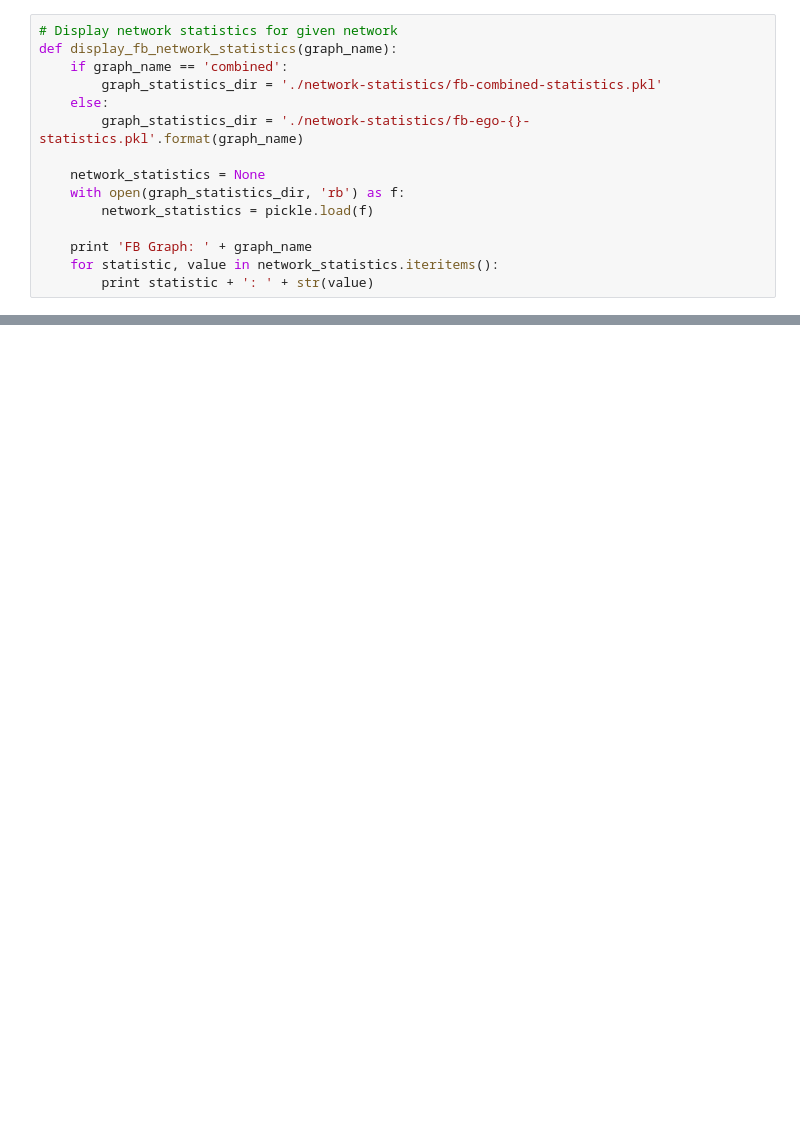
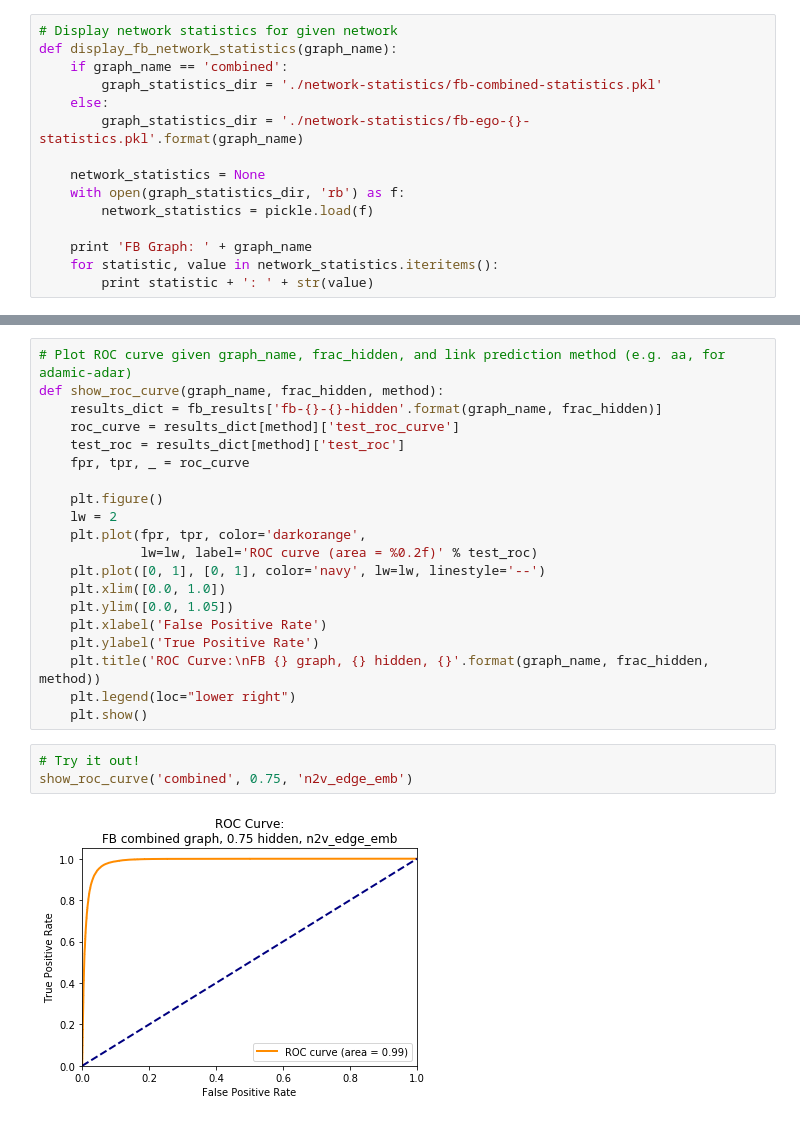
Before and after one commit to lucashu1/link-prediction, a Jupyter notebook: investigate-results.ipynb, the cells around one changed output, grey strips where cells are left out. Saved outputs shown, nothing was run; the diff lists cells and outputs as text; blank space fills up the shorter version.

```diff
--- a/investigate-results.ipynb
+++ b/investigate-results.ipynb
@@ -82,0 +97,25 @@ transitivity: 0.519174277543
+# %%
+# Plot ROC curve given graph_name, frac_hidden, and link prediction method (e.g. aa, for adamic-adar)
+def show_roc_curve(graph_name, frac_hidden, method):
+    results_dict = fb_results['fb-{}-{}-hidden'.format(graph_name, frac_hidden)]
+    roc_curve = results_dict[method]['test_roc_curve']
+    test_roc = results_dict[method]['test_roc']
+    fpr, tpr, _ = roc_curve
+
+    plt.figure()
+    lw = 2
+    plt.plot(fpr, tpr, color='darkorange',
+             lw=lw, label='ROC curve (area = %0.2f)' % test_roc)
+    plt.plot([0, 1], [0, 1], color='navy', lw=lw, linestyle='--')
+    plt.xlim([0.0, 1.0])
+    plt.ylim([0.0, 1.05])
+    plt.xlabel('False Positive Rate')
+    plt.ylabel('True Positive Rate')
+    plt.title('ROC Curve:\nFB {} graph, {} hidden, {}'.format(graph_name, frac_hidden, method))
+    plt.legend(loc="lower right")
+    plt.show()
+# %%
+# Try it out!
+show_roc_curve('combined', 0.75, 'n2v_edge_emb')
+# %% [output]
+[figure, added]
```
Also changed, not shown: parts of 6 cells of this notebook, 2 other files.
